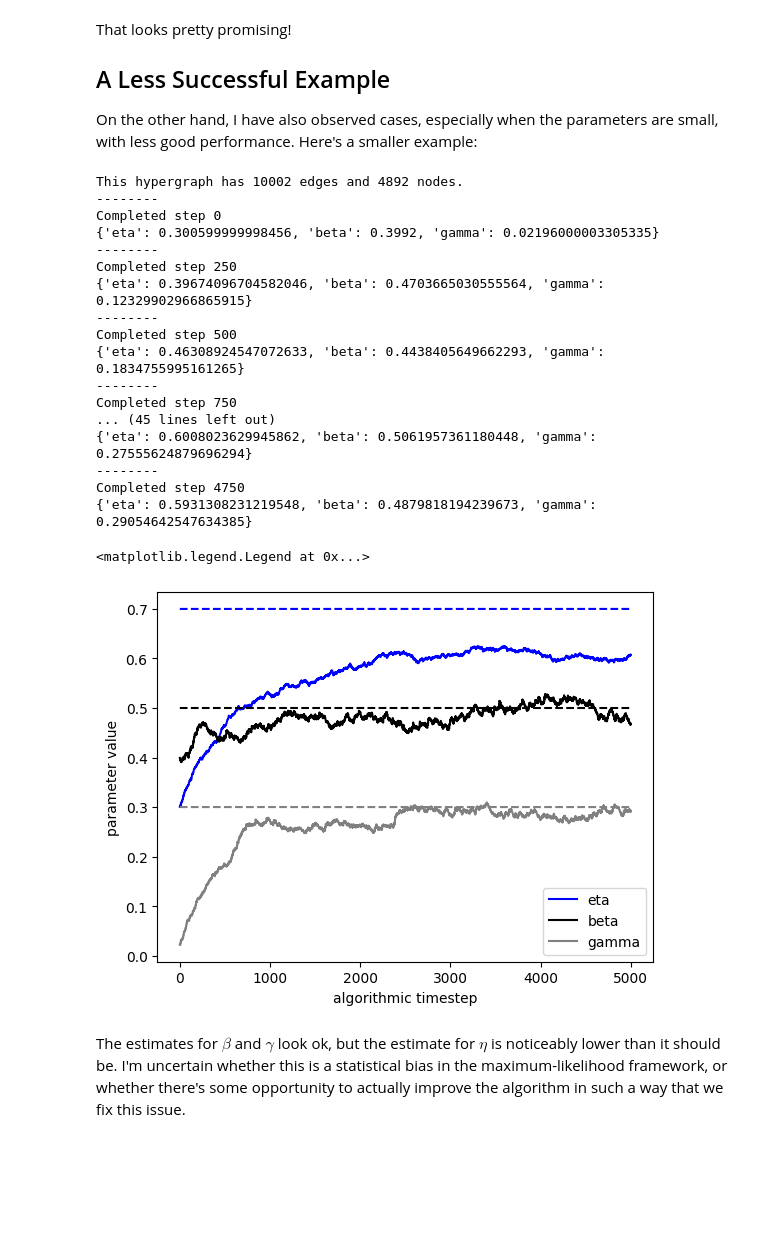
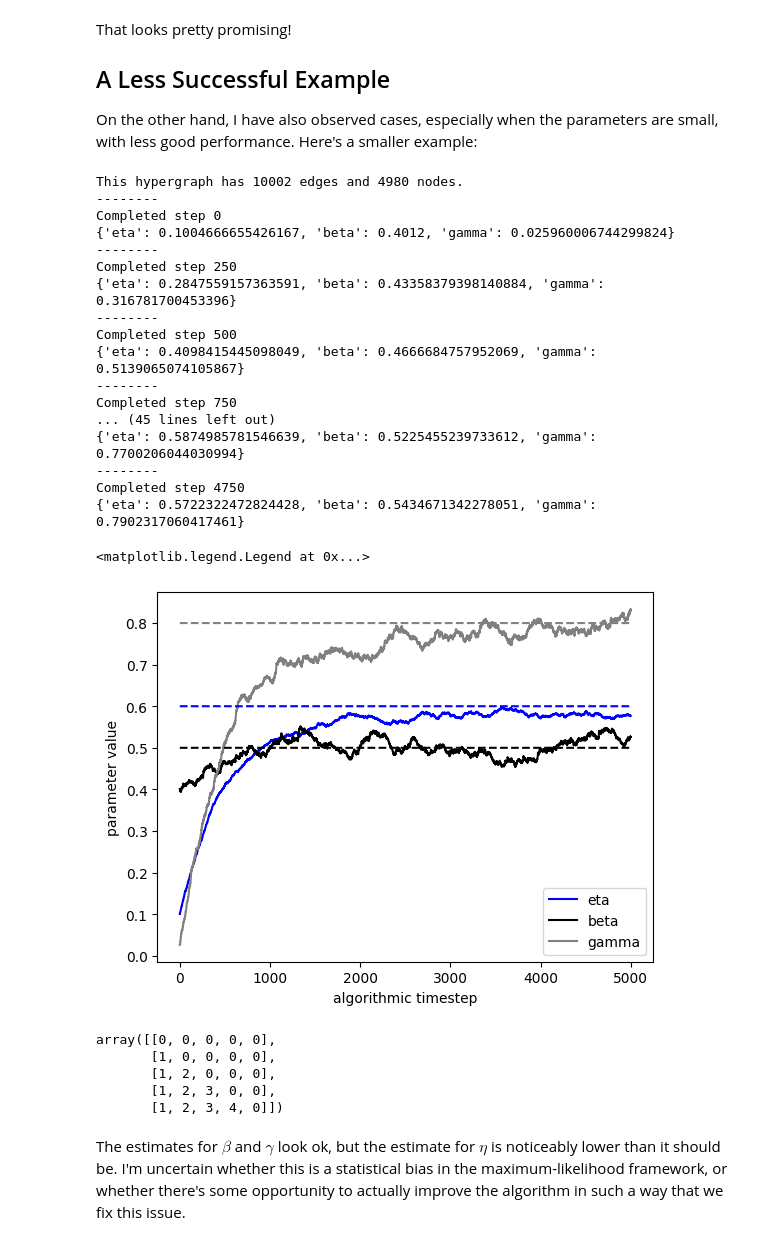
Before and after one commit to hexie1995/HyperGraph, a Jupyter notebook: code/stochastic-em-demo.ipynb, the cells around one changed output. Saved outputs shown, nothing was run; the diff lists cells and outputs as text; code cells hidden in the pictures; blank space fills up the shorter version.

Commit message:
fixed SEMgit add stochastic-em-demo.ipynb

```diff
--- a/code/stochastic-em-demo.ipynb
+++ b/code/stochastic-em-demo.ipynb
@@ -122,11 +122,11 @@ On the other hand, I have also observed cases, especially when the parameters ar
 # %%
 # generate some sample data
 
-eta   = 0.7   # node retention in edges
+eta   = 0.6   # node retention in edges
 beta  = 0.5   # poisson number of novel nodes
-gamma = 0.3   # poisson number of nodes from graph
+gamma = 0.8   # poisson number of nodes from graph
 
-timesteps = int(1e4)
+timesteps = int(10000)
 
 H = m.GrowingHypergraph()
 H.add_edge((0, 1))
@@ -139,7 +139,7 @@ print(f"This hypergraph has {len(H.edge_size_sequence())} edges and {len(H.degre
 
 # initialize a model with
 # initial parameter guesses
-EM = sem.SEM(H, pars = {"eta"   : 0.3,
+EM = sem.SEM(H, pars = {"eta"   : 0.1,
                         "beta"  : 0.4,
                         "gamma" : 0.02})
 
@@ -151,47 +151,55 @@ steps = 5000
 
 for i in range(steps):
 
-    EM.SEM_step(0.002) # both the stochastic E and the M steps are in here
+    EM.SEM_step(0.002, min_time=0) # both the stochastic E and the M steps are in here
     if i % 250 == 0:
         print("--------")
         print(f"Completed step {i}")
         print(EM.pars)
     ETA.append(EM.pars["eta"])
     BETA.append(EM.pars["beta"])
     GAMMA.append(EM.pars["gamma"])
 
 # how'd we do?
 T = np.arange(steps)
 plt.plot(T, ETA,   label = "eta", color = "blue")
 plt.plot(T, BETA,  label = "beta", color = "black")
 plt.plot(T, GAMMA, label = "gamma", color = "grey")
 
 plt.plot(T, np.ones((steps,))*eta, color = "blue", linestyle = "dashed")
 plt.plot(T, np.ones((steps,))*beta, color = "black", linestyle = "dashed")
 plt.plot(T, np.ones((steps,))*gamma, color = "grey", linestyle = "dashed")
 
 plt.gca().set(xlabel = "algorithmic timestep", ylabel = "parameter value")
 plt.legend()
 # %% [output]
-This hypergraph has 10002 edges and 4892 nodes.
+This hypergraph has 10002 edges and 4980 nodes.
 --------
 Completed step 0
-{'eta': 0.300599999998456, 'beta': 0.3992, 'gamma': 0.02196000003305335}
+{'eta': 0.1004666655426167, 'beta': 0.4012, 'gamma': 0.025960006744299824}
 --------
 Completed step 250
-{'eta': 0.39674096704582046, 'beta': 0.4703665030555564, 'gamma': 0.12329902966865915}
+{'eta': 0.2847559157363591, 'beta': 0.43358379398140884, 'gamma': 0.316781700453396}
 --------
 Completed step 500
-{'eta': 0.46308924547072633, 'beta': 0.4438405649662293, 'gamma': 0.1834755995161265}
+{'eta': 0.4098415445098049, 'beta': 0.4666684757952069, 'gamma': 0.5139065074105867}
 --------
 Completed step 750
 ... (45 lines left out)
-{'eta': 0.6008023629945862, 'beta': 0.5061957361180448, 'gamma': 0.27555624879696294}
+{'eta': 0.5874985781546639, 'beta': 0.5225455239733612, 'gamma': 0.7700206044030994}
 --------
 Completed step 4750
-{'eta': 0.5931308231219548, 'beta': 0.4879818194239673, 'gamma': 0.29054642547634385}
+{'eta': 0.5722322472824428, 'beta': 0.5434671342278051, 'gamma': 0.7902317060417461}
 <matplotlib.legend.Legend at 0x...>
-[figure, old version]
+[figure, new version]
+# %%
+ np.tril([1,2,3, 4, 5],-1)
+# %% [output]
+array([[0, 0, 0, 0, 0],
+       [1, 0, 0, 0, 0],
+       [1, 2, 0, 0, 0],
+       [1, 2, 3, 0, 0],
+       [1, 2, 3, 4, 0]])
 # %% [markdown]
 The estimates for $\beta$ and $\gamma$ look ok, but the estimate for $\eta$ is noticeably lower than it should be. I'm uncertain whether this is a statistical bias in the maximum-likelihood framework, or whether there's some opportunity to actually improve the algorithm in such a way that we fix this issue.
 # %% [markdown]
```
Also changed, not shown: parts of 3 cells of this notebook, 1 other file.
